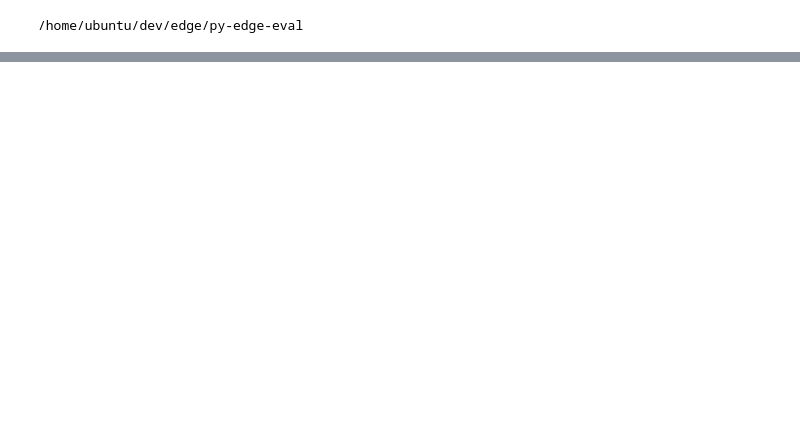
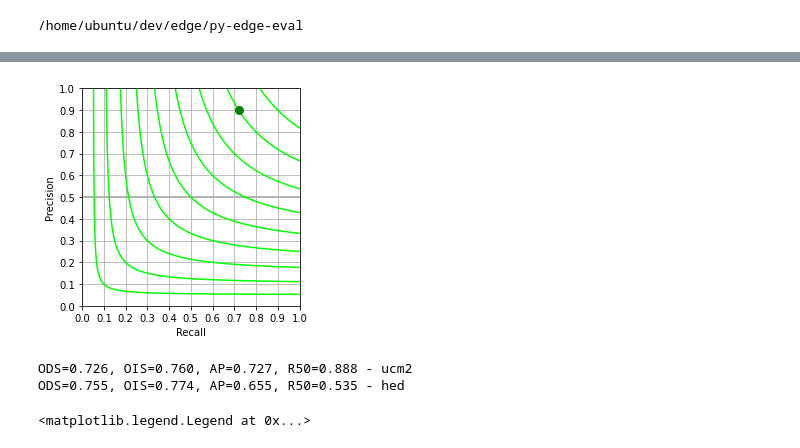
Before and after one commit to haruishi43/py-edge-eval, a Jupyter notebook: notebooks/pr_curve.ipynb, the cells around one changed output, grey strips where cells are left out. Drawn from its saved outputs; the diff is of its cells as text; code cells hidden in the pictures; blank space fills up the shorter version.

```diff
--- a/notebooks/pr_curve.ipynb
+++ b/notebooks/pr_curve.ipynb
@@ -131,0 +53,20 @@ ODS=0.755, OIS=0.774, AP=0.655, R50=0.535
+# %%
+def _plot_bsds500_human(ax=None):
+    """Human Performance for BSDS500"""
+    if ax is None:
+        ax = plt.gca()
+    h = ax.plot(
+        0.7235,
+        0.9014,
+        marker="o",
+        markersize=8,
+        color=[0, 0.5, 0],
+        markerfacecolor=[0, 0.5, 0],
+        markeredgecolor=[0, 0.5, 0],
+    )
+    return ax, h
+# %%
+ax, h = _plot_bsds500_human(ax=ax)
+display(fig)
+# %% [output]
+[figure, added]
@@ -131,0 +147,25 @@ ODS=0.755, OIS=0.774, AP=0.655, R50=0.535
+# %%
+# plot results for every algorithm (plot best last)
+for i in range(n - 1, -1, -1):
+    hs[i] = ax.plot(
+        prs[i, :, 1],
+        prs[i, :, 2],
+        linestyle="-",
+        linewidth=3,
+        color=colors[i],
+    )[0]
+    prefix = "ODS={:.3f}, OIS={:.3f}, AP={:.3f}, R50={:.3f}".format(
+        *res[i, [3, 6, 7, 8]]
+    )
+    prefix += " - {}".format(names[i])
+    print(prefix)
+
+# add legends
+legend_texts = [
+    "[F={:.2f}] {}".format(res[i, 3], names[i]) for i in range(n)
+]
+ax.legend(hs, legend_texts, loc="lower left")
+# %% [output]
+ODS=0.726, OIS=0.760, AP=0.727, R50=0.888 - ucm2
+ODS=0.755, OIS=0.774, AP=0.655, R50=0.535 - hed
+<matplotlib.legend.Legend at 0x...>
```
Also changed, not shown: parts of 16 cells of this notebook, 6 other files.
